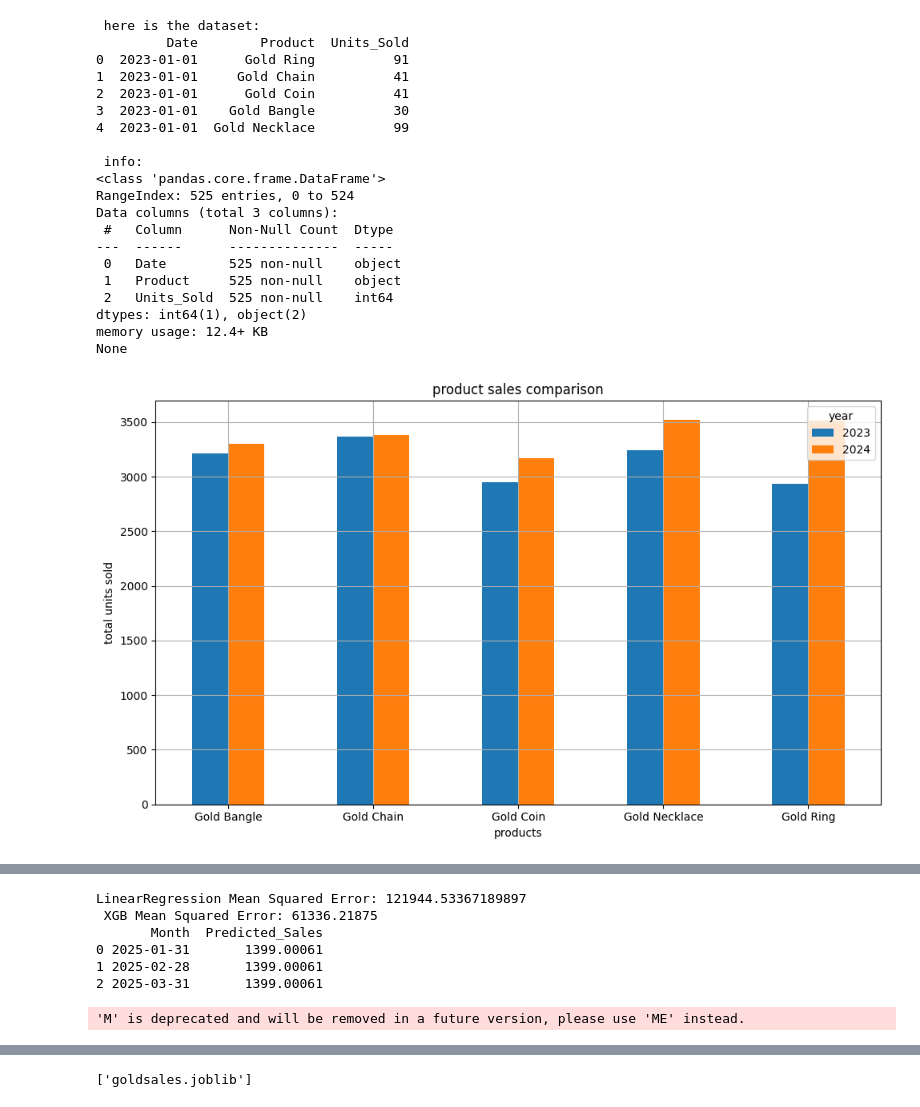
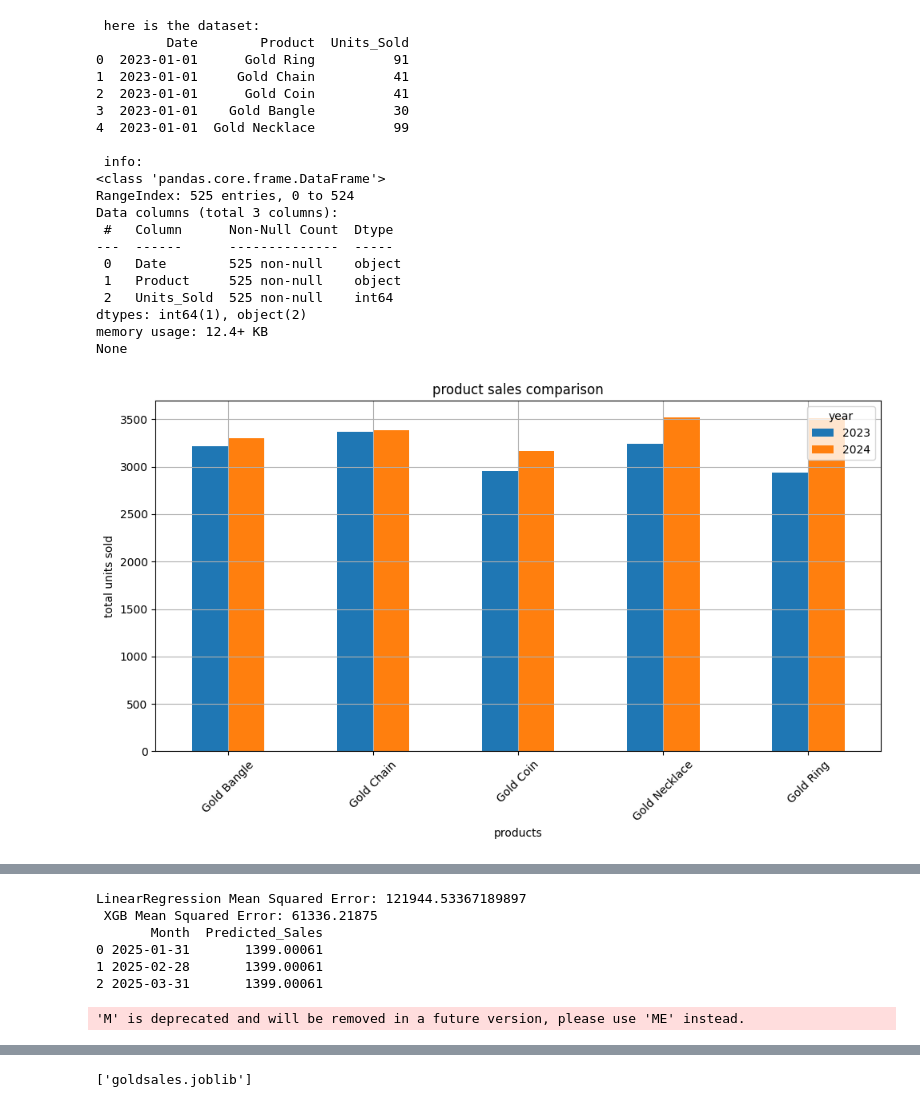
Before and after one commit to akash-sureshkumar/Gold_sales_dashboard, a Jupyter notebook: gold_ml.ipynb, the cells around one changed output, grey strips where cells are left out. Saved outputs shown, nothing was run; the diff lists cells and outputs as text; code cells hidden in the pictures.

```diff
--- a/gold_ml.ipynb
+++ b/gold_ml.ipynb
@@ -28,20 +28,21 @@ product_pivot.plot(kind='bar', figsize=(10,6))
 plt.title("product sales comparison")
 plt.xlabel("products")
 plt.ylabel("total units sold")
-plt.xticks(rotation=0)
+plt.xticks(rotation=45)
 plt.grid(True)
 plt.tight_layout()
 plt.savefig("product sales comparison matplotlib_png")
 plt.show()
 
+product_pivot.plot(kind='bar', figsize=(10,6))
+plt.title("product sales comparison")
+plt.xlabel("products")
+plt.ylabel("total units sold")
+plt.xticks(rotation=0)
 
-fig = px.line_polar(product_summary,
-             theta='Product',
-             r='Units_Sold',
-             line_close=True,
-             color='year',
-             title="product sales 2023 vs 2024 (Interactive)")
-fig.show()
+plt.tight_layout()
+plt.savefig("product sales comparison matplotlib_png")
+plt.show()
 
 df.to_csv("cleaned gold datasets", index=False)
 
@@ -81,34 +82,34 @@ df_forecast = pd.DataFrame({'Month': future_months, 'Predicted_Sales': future_pr
 print(df_forecast)
 plt.figure(figsize=(10, 5))
 plt.plot(monthly_total['Month'], monthly_total['Units_Sold'], marker='o', label='Actual')
 plt.plot(df_forecast['Month'], df_forecast['Predicted_Sales'], label='Forecast', linestyle='--', marker='o')
 plt.legend()
 plt.xticks(rotation=45)
 plt.tight_layout()
 plt.show()
 joblib.dump(xgb,'goldsales.joblib')
 # %% [output]
  here is the dataset:
          Date        Product  Units_Sold
 0  2023-01-01      Gold Ring          91
 1  2023-01-01     Gold Chain          41
 2  2023-01-01      Gold Coin          41
 3  2023-01-01    Gold Bangle          30
 4  2023-01-01  Gold Necklace          99
 
  info:
 <class 'pandas.core.frame.DataFrame'>
 RangeIndex: 525 entries, 0 to 524
 Data columns (total 3 columns):
  #   Column      Non-Null Count  Dtype
 ---  ------      --------------  -----
  0   Date        525 non-null    object
  1   Product     525 non-null    object
  2   Units_Sold  525 non-null    int64
 dtypes: int64(1), object(2)
 memory usage: 12.4+ KB
 None
-[figure, old version]
+[figure, new version]
 [interactive output not drawn]
 [figure]
 LinearRegression Mean Squared Error: 121944.53367189897
```
